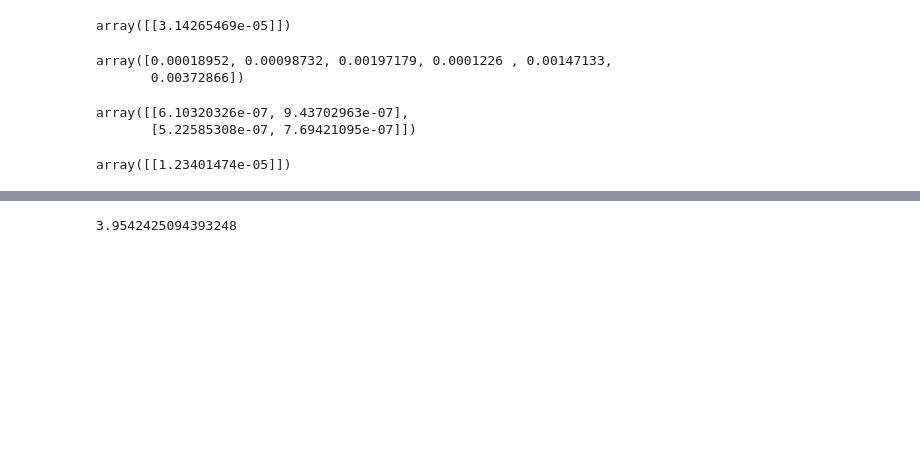
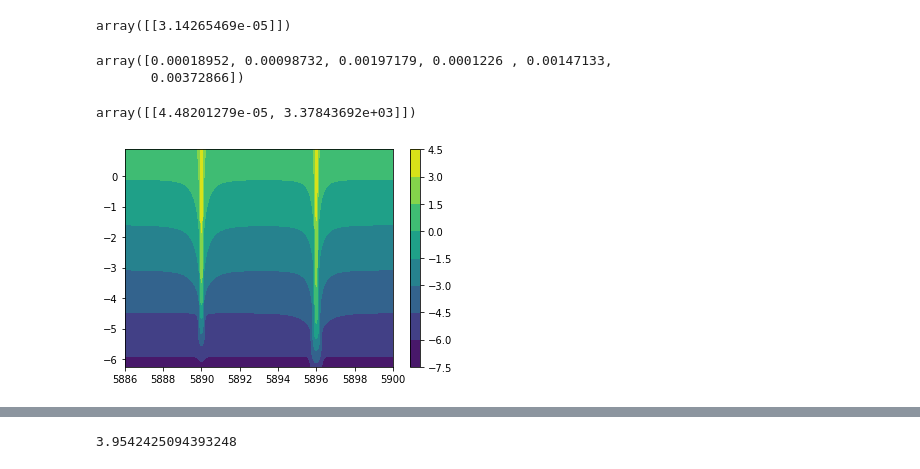
Before and after one commit to jhg5248/astro530, a Jupyter notebook: astro530.ipynb, the cells around one changed output, grey strips where cells are left out. Drawn from its saved outputs; the diff is of its cells as text; code cells hidden in the pictures; blank space fills up the shorter version.

```diff
--- a/astro530.ipynb
+++ b/astro530.ipynb
@@ -573,18 +604,19 @@ planck(np.array([1e4/5005, 1e4/3000]), np.array([1e4, 2e4, 3e4])).flatten()
 array([0.00018952, 0.00098732, 0.00197179, 0.0001226 , 0.00147133,
        0.00372866])
 # %%
-c.tauTot(np.array([1950, 1900]), np.array([1e4/5890, 1e4/5896]))
+c.tauTot(np.array([0, 1900]), np.array([1e4/5896]), NLTE = True)
 # %% [output]
-array([[6.10320326e-07, 9.43702963e-07],
-       [5.22585308e-07, 7.69421095e-07]])
+array([[4.48201279e-05, 3.37843692e+03]])
 # %%
 hs = np.linspace(2000, -75, 30)
 freqs = np.linspace(1e4/5886, 1e4/5900, 1000)
-tauConty = c.tauTot(hs, freqs)
+tauConty = c.tauTot(hs, freqs, NLTE = True)
-# %%
-planck(np.array([1e4/5000]), np.array([5180]))
-# %% [output]
-array([[1.23401474e-05]])
+# %%
+fig, ax = plt.subplots()
+cs = ax.contourf(1e4/freqs, np.log10(c.tau(hs)), np.transpose(np.log10(tauConty)))
+cbar = fig.colorbar(cs)
+# %% [output]
+[figure, added]
 # %%
 fig, ax = plt.subplots()
 cs = ax.contourf(1e4/freqs, np.log10(c.tau(hs)), np.transpose(np.log10(tauConty)))
```
Also changed, not shown: parts of 14 cells of this notebook.
